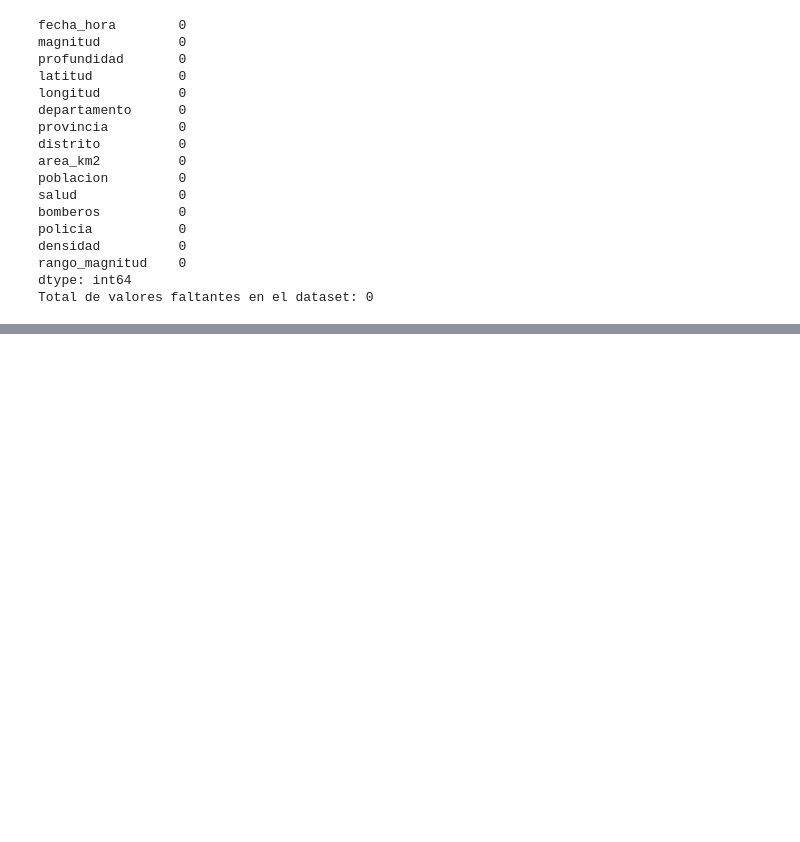
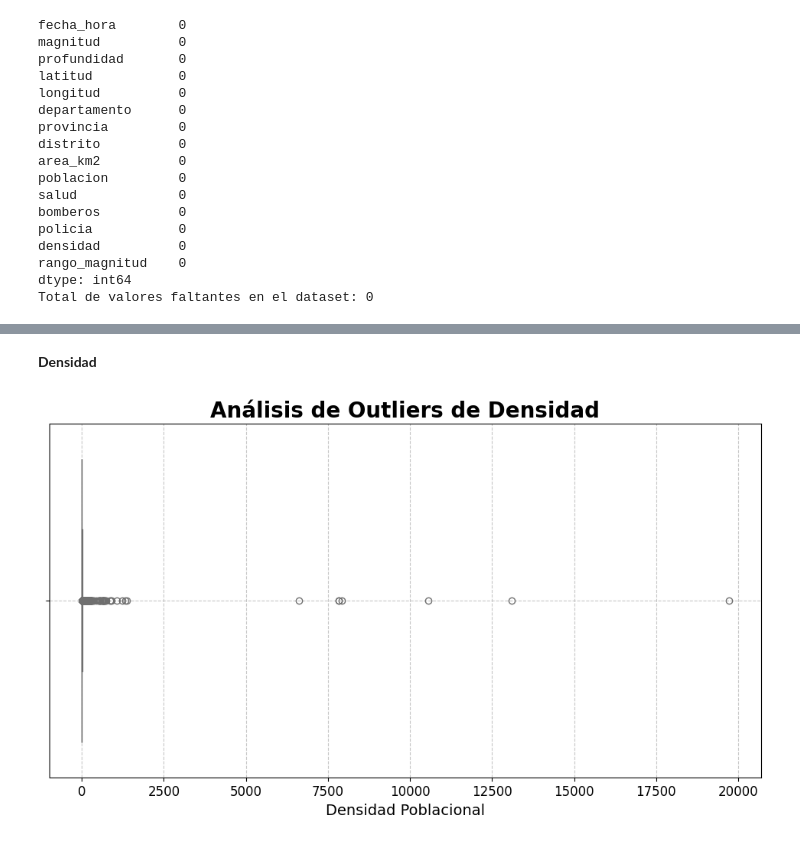
Before and after one commit to lmontoyas/project_IGP, a Jupyter notebook: entregable/adquisition_ipg.ipynb, the cells around one changed output, grey strips where cells are left out. Drawn from its saved outputs; the diff is of its cells as text; code cells hidden in the pictures; blank space fills up the shorter version.

Commit message:
Análisis de outliers

```diff
--- a/entregable/adquisition_ipg.ipynb
+++ b/entregable/adquisition_ipg.ipynb
@@ -1029,0 +1151,20 @@ Total de valores faltantes en el dataset: 0
+# %% [markdown]
+**Densidad**
+# %%
+# Análisis de Outliers de Densidad
+plt.figure(figsize=(12, 6))
+
+ax = sns.boxplot(data=df, x='densidad', color='skyblue')
+
+ax.set_title('Análisis de Outliers de Densidad', fontsize=20, fontweight='bold')
+ax.set_xlabel('Densidad Poblacional', fontsize=14)
+ax.set_ylabel('')
+
+plt.xticks(fontsize=12)
+plt.yticks(fontsize=12)
+
+plt.grid(True, linestyle='--', alpha=0.7)
+
+plt.show()
+# %% [output]
+[figure, added]
```
Also changed, not shown: parts of 19 cells of this notebook.
